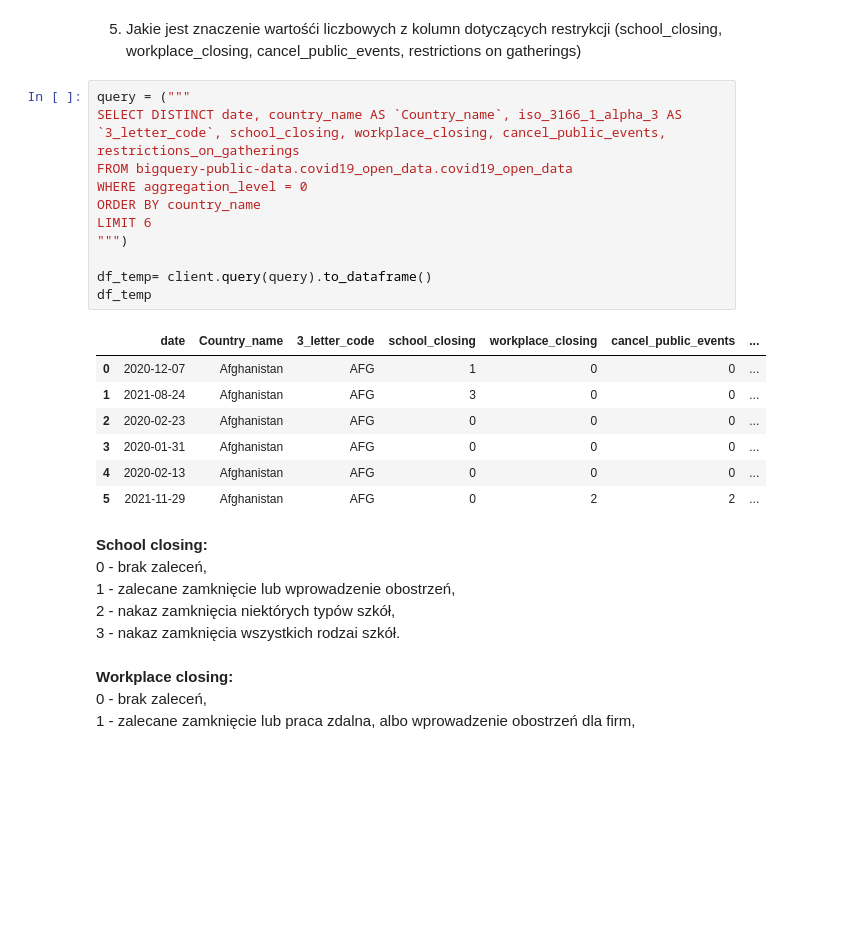
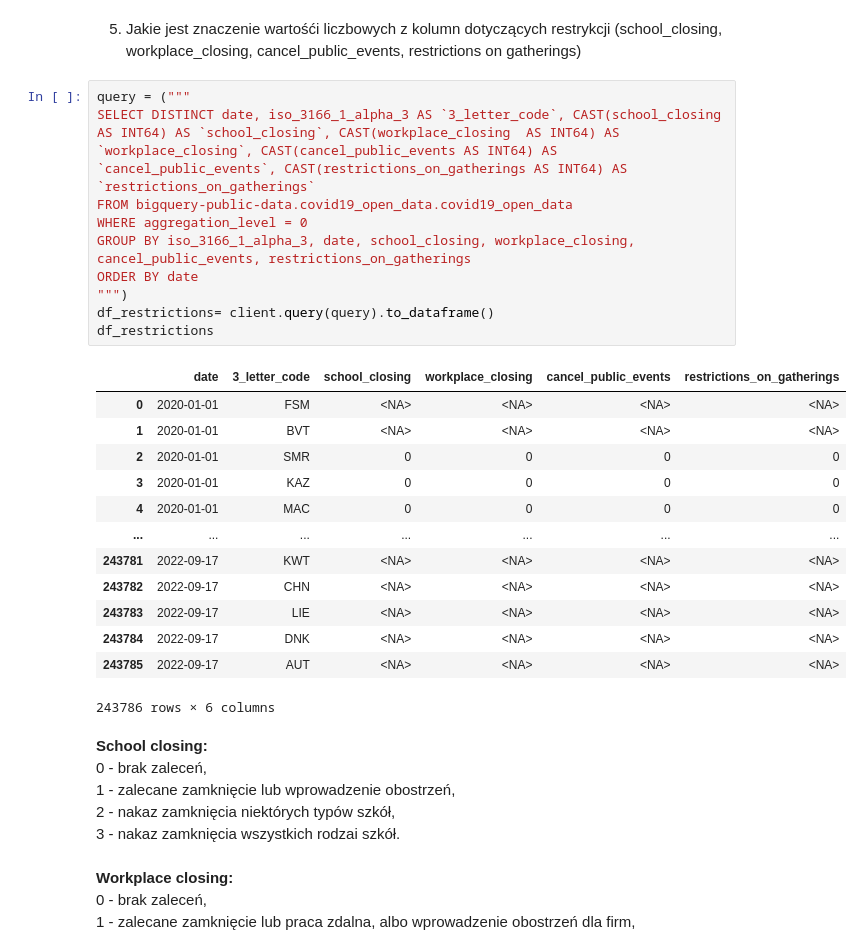
Before and after one commit to AbsZeroO/big-data, a Jupyter notebook: Poziom_1/Poziom1.ipynb, the cells around one changed output. Saved outputs shown, nothing was run; the diff lists cells and outputs as text; blank space fills up the shorter version.

```diff
--- a/Poziom_1/Poziom1.ipynb
+++ b/Poziom_1/Poziom1.ipynb
@@ -344,23 +344,28 @@ df_temp
 5. Jakie jest znaczenie wartośći liczbowych z kolumn dotyczących restrykcji (school_closing, workplace_closing, cancel_public_events, restrictions on gatherings)
 # %%
 query = ("""
-SELECT DISTINCT date, country_name AS `Country_name`, iso_3166_1_alpha_3 AS `3_letter_code`, school_closing, workplace_closing, cancel_public_events, restrictions_on_gatherings
+SELECT DISTINCT date, iso_3166_1_alpha_3 AS `3_letter_code`, CAST(school_closing AS INT64) AS `school_closing`, CAST(workplace_closing  AS INT64) AS `workplace_closing`, CAST(cancel_public_events AS INT64) AS `cancel_public_events`, CAST(restrictions_on_gatherings AS INT64) AS `restrictions_on_gatherings`
 FROM bigquery-public-data.covid19_open_data.covid19_open_data
 WHERE aggregation_level = 0
-ORDER BY country_name
-LIMIT 6
+GROUP BY iso_3166_1_alpha_3, date, school_closing, workplace_closing, cancel_public_events, restrictions_on_gatherings
+ORDER BY date
 """)
-
-df_temp= client.query(query).to_dataframe()
-df_temp
+df_restrictions= client.query(query).to_dataframe()
+df_restrictions
 # %% [output]
-|  | date | Country_name | 3_letter_code | school_closing | workplace_closing | cancel_public_events | ... |
-| 0 | 2020-12-07 | Afghanistan | AFG | 1 | 0 | 0 | ... |
-| 1 | 2021-08-24 | Afghanistan | AFG | 3 | 0 | 0 | ... |
-| 2 | 2020-02-23 | Afghanistan | AFG | 0 | 0 | 0 | ... |
-| 3 | 2020-01-31 | Afghanistan | AFG | 0 | 0 | 0 | ... |
-| 4 | 2020-02-13 | Afghanistan | AFG | 0 | 0 | 0 | ... |
-| 5 | 2021-11-29 | Afghanistan | AFG | 0 | 2 | 2 | ... |
+|  | date | 3_letter_code | school_closing | workplace_closing | cancel_public_events | restrictions_on_gatherings |
+| 0 | 2020-01-01 | FSM | <NA> | <NA> | <NA> | <NA> |
+| 1 | 2020-01-01 | BVT | <NA> | <NA> | <NA> | <NA> |
+| 2 | 2020-01-01 | SMR | 0 | 0 | 0 | 0 |
+| 3 | 2020-01-01 | KAZ | 0 | 0 | 0 | 0 |
+| 4 | 2020-01-01 | MAC | 0 | 0 | 0 | 0 |
+| ... | ... | ... | ... | ... | ... | ... |
+| 243781 | 2022-09-17 | KWT | <NA> | <NA> | <NA> | <NA> |
+| 243782 | 2022-09-17 | CHN | <NA> | <NA> | <NA> | <NA> |
+| 243783 | 2022-09-17 | LIE | <NA> | <NA> | <NA> | <NA> |
+| 243784 | 2022-09-17 | DNK | <NA> | <NA> | <NA> | <NA> |
+| 243785 | 2022-09-17 | AUT | <NA> | <NA> | <NA> | <NA> |
+243786 rows × 6 columns
 # %% [markdown]
 <b>School closing:</b>
 <br> 0 - brak zaleceń,
```
Also changed, not shown: parts of 14 cells of this notebook.
